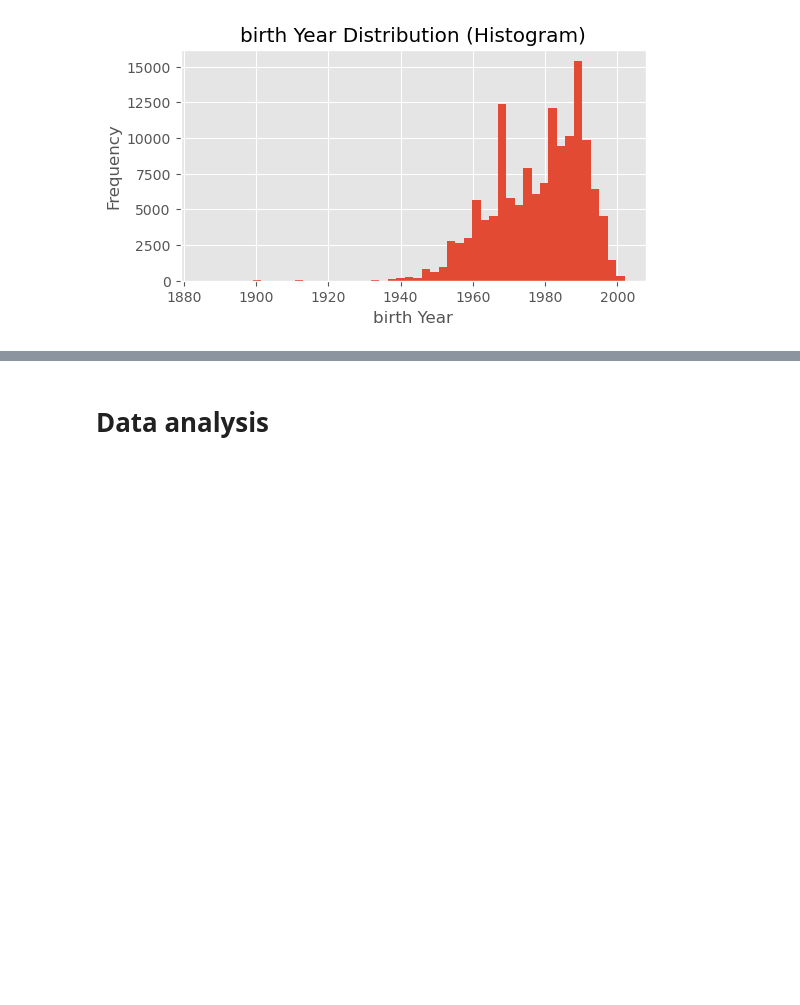
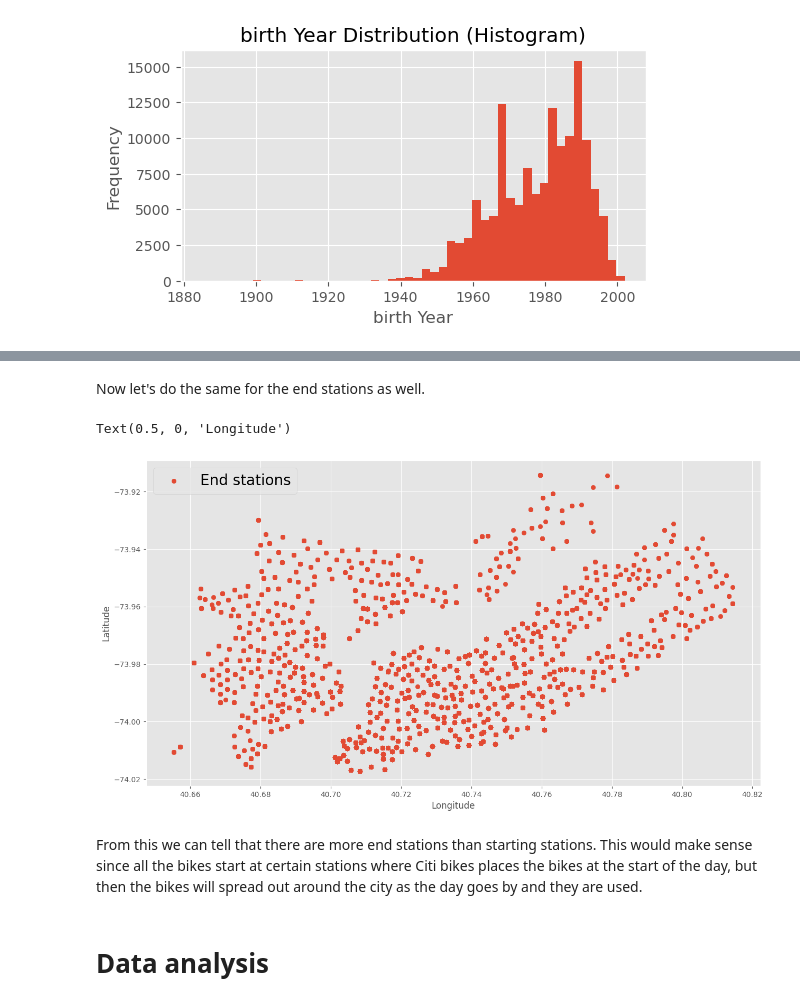
Before and after one commit to IlaAmini/Business-Analytics, a Jupyter notebook: main.ipynb, the cells around one changed output, grey strips where cells are left out. Drawn from its saved outputs; the diff is of its cells as text; code cells hidden in the pictures; blank space fills up the shorter version.

```diff
--- a/main.ipynb
+++ b/main.ipynb
@@ -245,3 +247,15 @@ plt.show()
+# %% [markdown]
+Now let's do the same for the end stations as well.
+# %%
+plt.scatter(df.end_station_latitude, df.end_station_longitude, label = "End stations")
+plt.legend(prop = {'size': 20})
+plt.ylabel('Latitude')
+plt.xlabel('Longitude')
+# %% [output]
+Text(0.5, 0, 'Longitude')
+[figure, added]
+# %% [markdown]
+From this we can tell that there are more end stations than starting stations. This would make sense since all the bikes start at certain stations where Citi bikes places the bikes at the start of the day, but then the bikes will spread out around the city as the day goes by and they are used.
 # %% [markdown]
 # Data analysis
 # %% [markdown]
```
Also changed, not shown: parts of 6 cells of this notebook.
